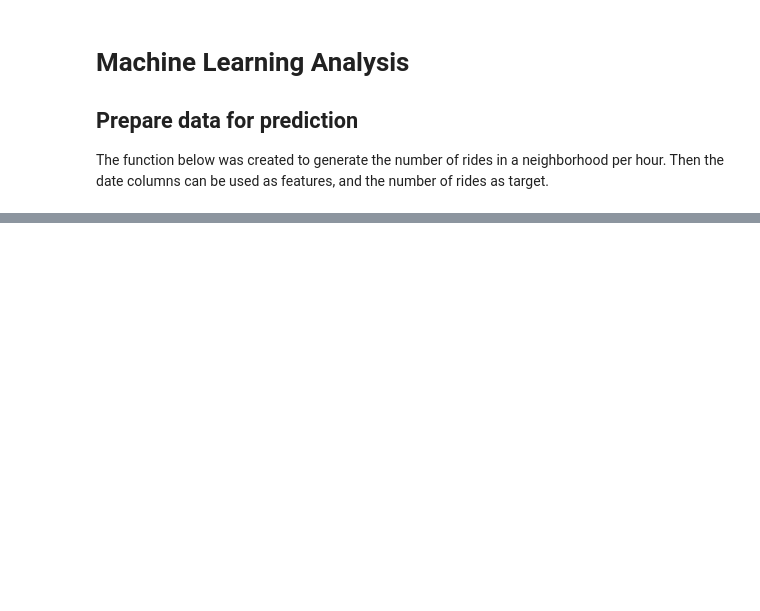
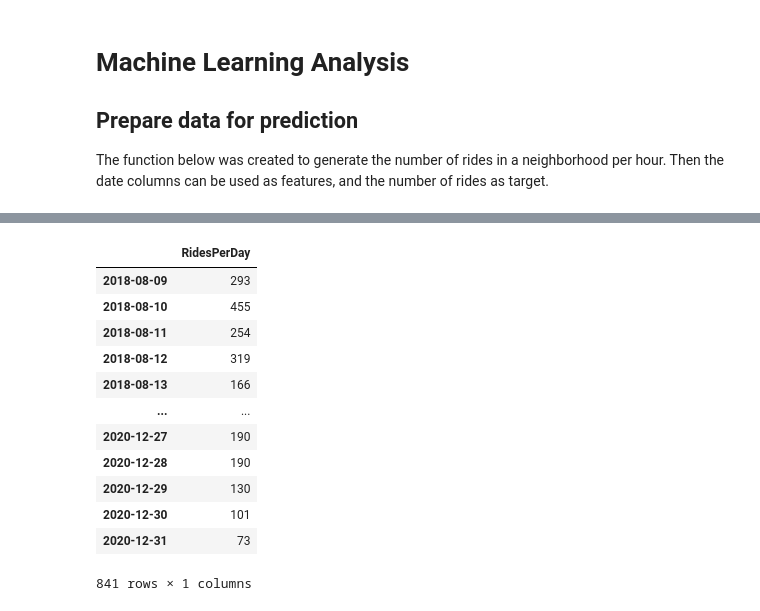
Before and after one commit to abhiram540/TripDataAnalysis-CityOfLouisville-DocklessVehicles, a Jupyter notebook: 7.6 Capstone Two Data Wrangling.ipynb, the cells around one changed output, grey strips where cells are left out. Saved outputs shown, nothing was run; the diff lists cells and outputs as text; code cells hidden in the pictures; blank space fills up the shorter version.

```diff
--- a/7.6 Capstone Two Data Wrangling.ipynb
+++ b/7.6 Capstone Two Data Wrangling.ipynb
@@ -1428,3 +1428,21 @@ df123.head()
 | 2 | 00530ce5-ce5b-660c-807f-dc01f27d | 2019-06-26 | 3 | 0.500 | 38.262 | -85.744 | 38.258 | ... |
 | 3 | 005a612f-8216-ecb1-cdf9-fda3f8fd | 2019-06-26 | 21 | 0.736 | 38.253 | -85.751 | 38.249 | ... |
 | 4 | 0095552f-3567-c170-35b3-f04554c8 | 2019-06-26 | 3 | 0.080 | 38.257 | -85.748 | 38.257 | ... |
+# %%
+df_rpd = pd.DataFrame(df123["StartDate"].value_counts()).sort_index()
+df_rpd.columns = ['RidesPerDay']
+df_rpd
+# %% [output]
+|  | RidesPerDay |
+| 2018-08-09 | 293 |
+| 2018-08-10 | 455 |
+| 2018-08-11 | 254 |
+| 2018-08-12 | 319 |
+| 2018-08-13 | 166 |
+| ... | ... |
+| 2020-12-27 | 190 |
+| 2020-12-28 | 190 |
+| 2020-12-29 | 130 |
+| 2020-12-30 | 101 |
+| 2020-12-31 | 73 |
+841 rows × 1 columns
```
Also changed, not shown: parts of 5 cells of this notebook.
